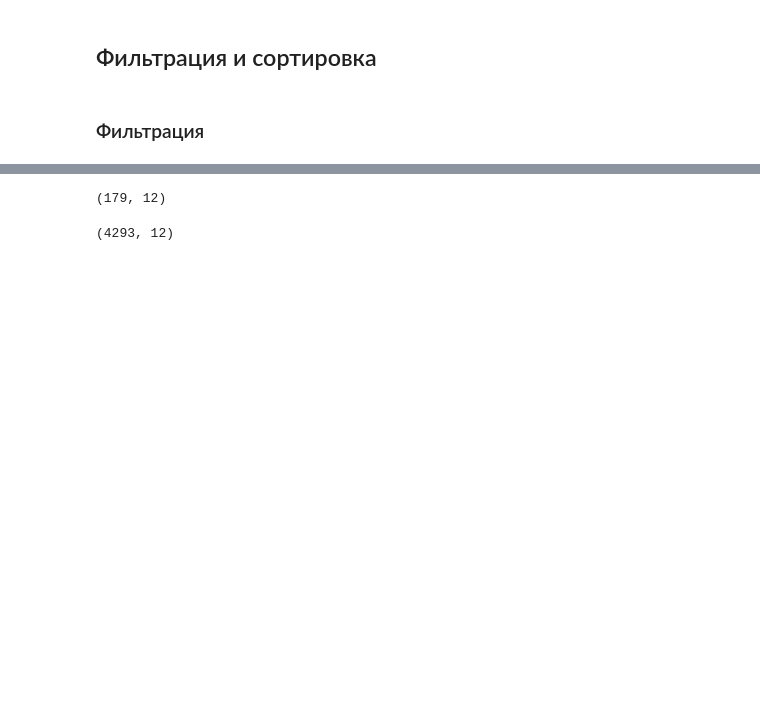
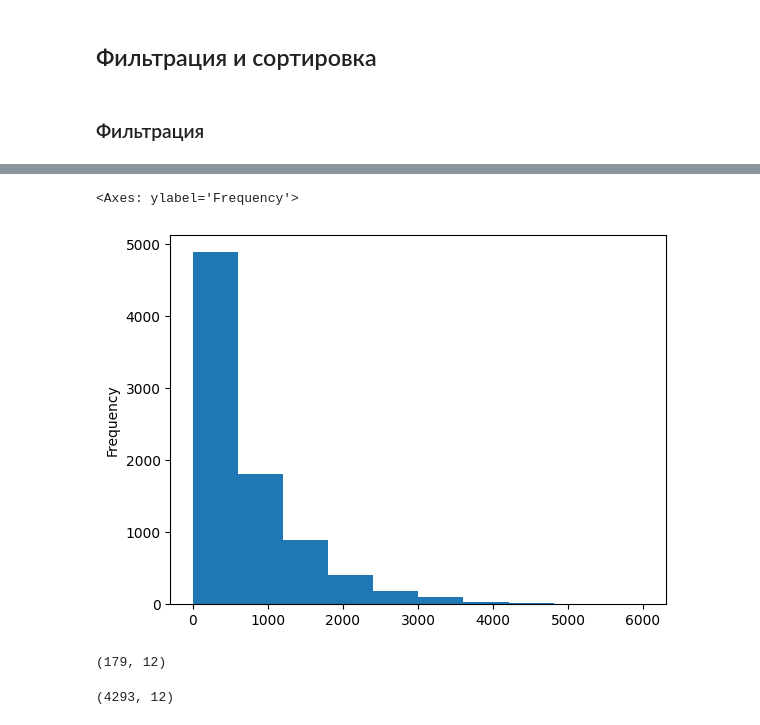
Before and after one commit to bamaxi/dataan-2023-arthist, a Jupyter notebook: seminars/11-andan-filter_sort.ipynb, the cells around one changed output, grey strips where cells are left out. Cells and saved outputs as stored; diff of their text form; code cells hidden in the pictures; blank space fills up the shorter version.

```diff
--- a/seminars/11-andan-filter_sort.ipynb
+++ b/seminars/11-andan-filter_sort.ipynb
@@ -117,3 +245,8 @@ bikes[bikes['Holiday'] == 'Holiday'].shape
+# %%
+bikes[bikes['Holiday'] != 'Holiday']["Total"].plot.hist()
+# %% [output]
+<Axes: ylabel='Frequency'>
+[figure, added]
 # %%
 # Сколько выходных часов с температурой > 15?
 bikes[(bikes['Holiday'] == 'Holiday') &
```
Also changed, not shown: parts of 37 cells of this notebook.
